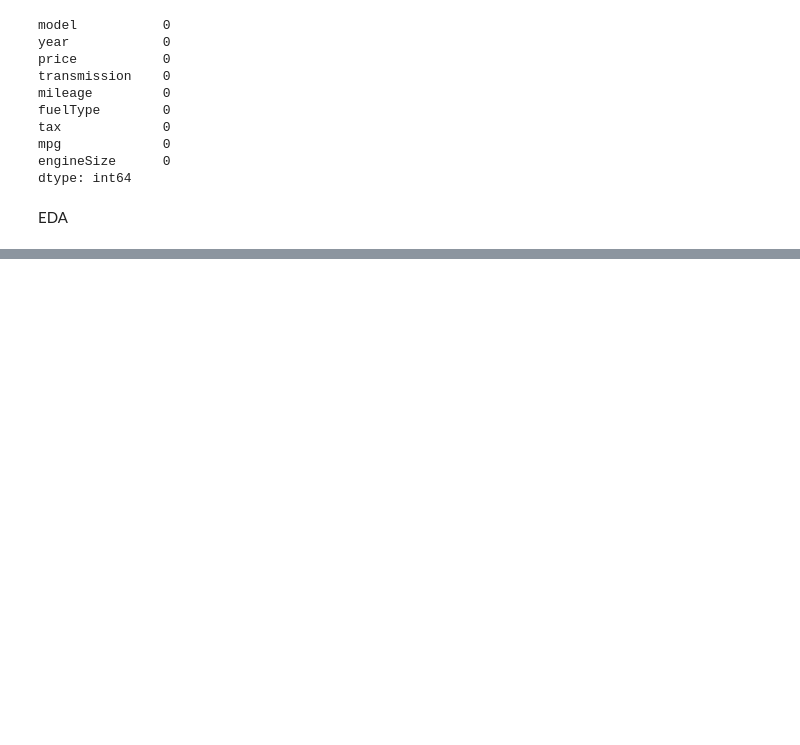
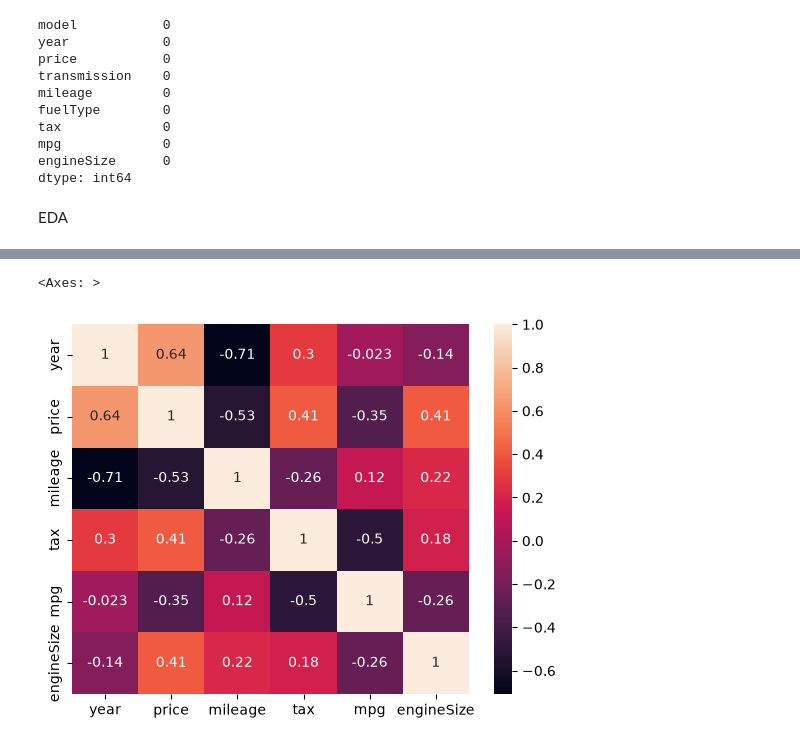
Before and after one commit to Rupesh-AI404/Machine_Learning, a Jupyter notebook: Linear Regression/Car_Price_Prediction.ipynb, the cells around one changed output, grey strips where cells are left out. Drawn from its saved outputs; the diff is of its cells as text; code cells hidden in the pictures; blank space fills up the shorter version.

```diff
--- a/Linear Regression/Car_Price_Prediction.ipynb
+++ b/Linear Regression/Car_Price_Prediction.ipynb
@@ -65,0 +73,5 @@ EDA
+# %%
+sns.heatmap(df.corr(numeric_only = True), annot = True)
+# %% [output]
+<Axes: >
+[figure, added]
```
Also changed, not shown: parts of 4 cells of this notebook.
